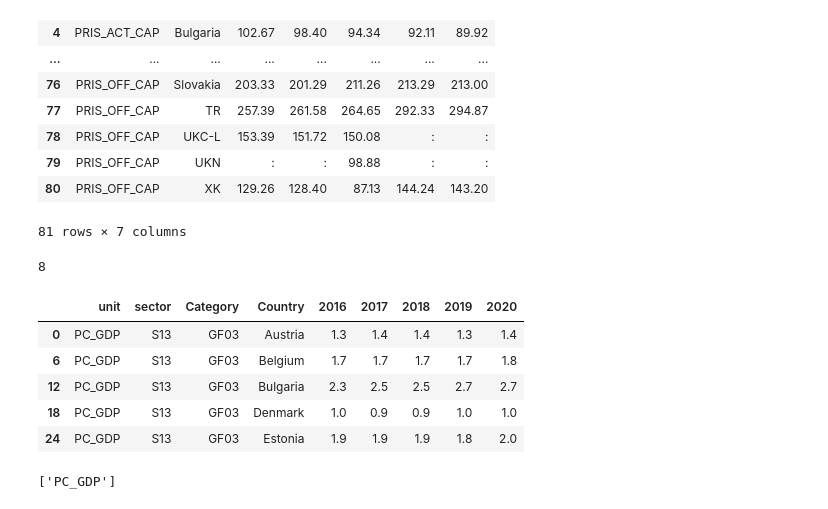
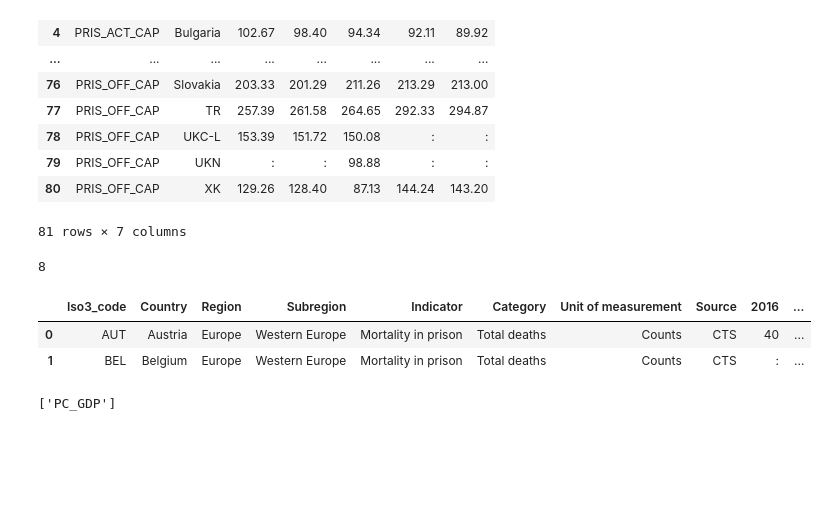
Before and after one commit to Prisoner-s-Dilemma/OpenAccess-DigitalEthics-ProjectMaterial, a Jupyter notebook: Mashup_datasets.ipynb, the cells around one changed output. Saved outputs shown, nothing was run; the diff lists cells and outputs as text; code cells hidden in the pictures; blank space fills up the shorter version.

```diff
--- a/Mashup_datasets.ipynb
+++ b/Mashup_datasets.ipynb
@@ -354,12 +360,21 @@ df_D7_6 = df_D7_6.rename(columns={'cofog99':'Category'})
+# %%
+# replacing values of a value in column
+def replace_value(df, col_name, value_str, replacement_str):
+    df[col_name] = df[col_name].replace(value_str, replacement_str)
+    return df
+
+df_D1_1 = replace_value(df_D1_1,'Category','Total','Total deaths')
+
+df_D2_10 = replace_value(df_D2_10,'Category','Persons held','Total persons held')
+df_D2_11 = replace_value(df_D2_11,'Category','Persons held','Male persons held')
+df_D2_12 = replace_value(df_D2_12,'Category','Persons held','Female persons held')
 # %%
-df_D7_1.head()
+df_D1_1.head(2)
+#print(df_D4_1.loc[1,'Category'])
 # %% [output]
-|  | unit | sector | Category | Country | 2016 | 2017 | 2018 | 2019 | 2020 |
-| 0 | PC_GDP | S13 | GF03 | Austria | 1.3 | 1.4 | 1.4 | 1.3 | 1.4 |
-| 6 | PC_GDP | S13 | GF03 | Belgium | 1.7 | 1.7 | 1.7 | 1.7 | 1.8 |
-| 12 | PC_GDP | S13 | GF03 | Bulgaria | 2.3 | 2.5 | 2.5 | 2.7 | 2.7 |
-| 18 | PC_GDP | S13 | GF03 | Denmark | 1.0 | 0.9 | 0.9 | 1.0 | 1.0 |
-| 24 | PC_GDP | S13 | GF03 | Estonia | 1.9 | 1.9 | 1.9 | 1.8 | 2.0 |
+|  | Iso3_code | Country | Region | Subregion | Indicator | Category | Unit of measurement | Source | 2016 | ... |
+| 0 | AUT | Austria | Europe | Western Europe | Mortality in prison | Total deaths | Counts | CTS | 40 | ... |
+| 1 | BEL | Belgium | Europe | Western Europe | Mortality in prison | Total deaths | Counts | CTS | : | ... |
 # %%
 col_unique_val(df_D7_1,'unit')
 # %% [output]
```
Also changed, not shown: parts of 10 cells of this notebook.
